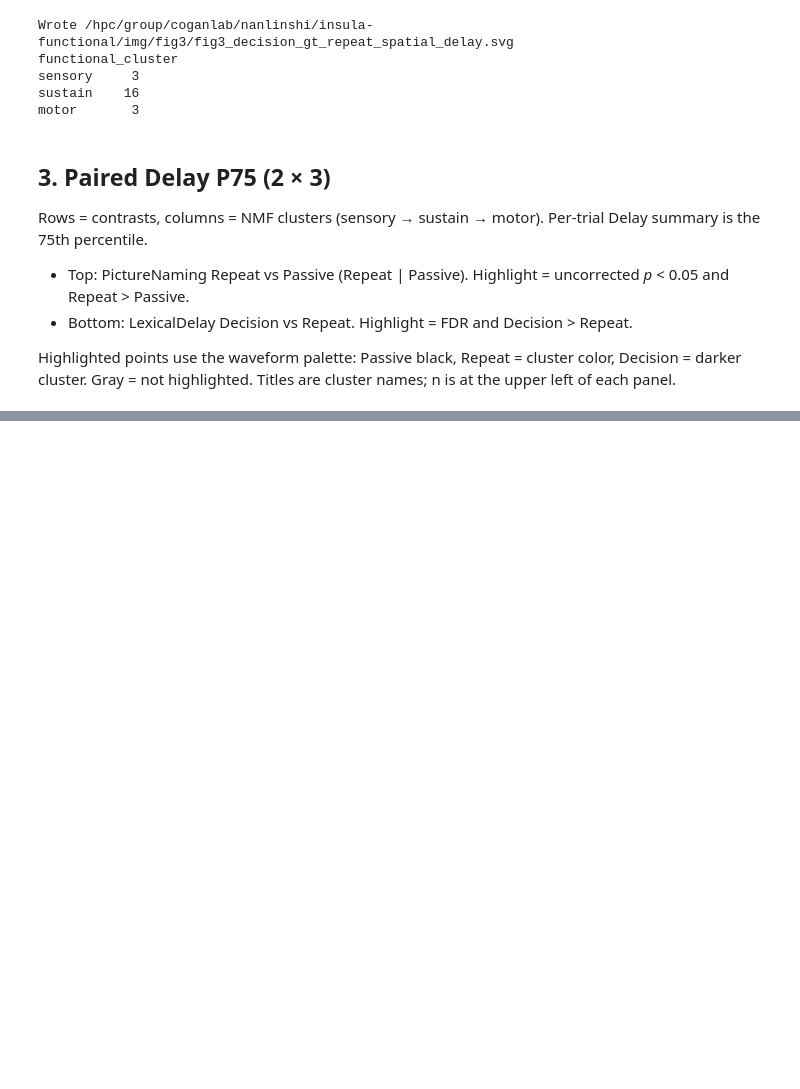
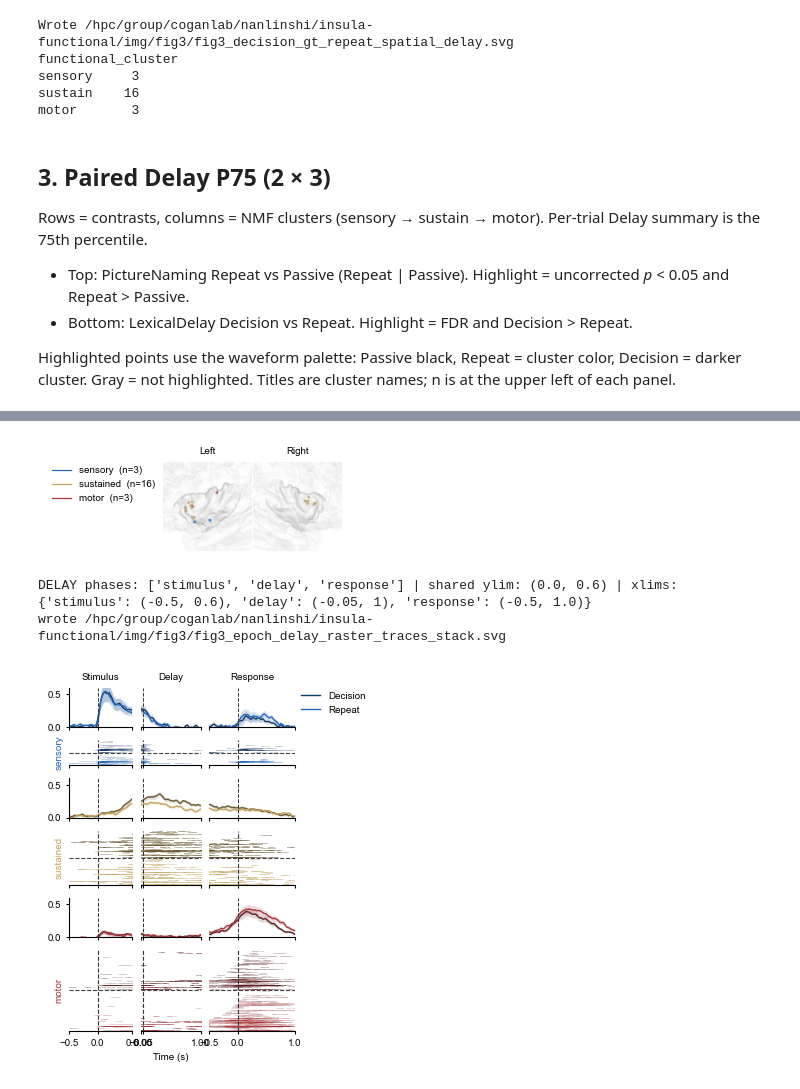
Before and after one commit to shinanlin/insula, a Jupyter notebook: vizpub/fig3.ipynb, the cells around one changed output, grey strips where cells are left out. Saved outputs shown, nothing was run; the diff lists cells and outputs as text; code cells hidden in the pictures; blank space fills up the shorter version.

```diff
--- a/vizpub/fig3.ipynb
+++ b/vizpub/fig3.ipynb
@@ -1780,0 +4050,71 @@ Wrote /hpc/group/coganlab/nanlinshi/insula-functional/img/fig3/fig3_paired_delay
+# %%
+rfig3_spec = rfig3_epoch_specs["delay"]
+rfig3_paths_delay = {
+    "spatial": rfig3_img_dir / "fig3_delay_decision_gt_repeat_spatial.svg",
+    "stack": rfig3_img_dir / "fig3_epoch_delay_raster_traces_stack.svg",
+}
+
+os.environ.setdefault("PYVISTA_OFF_SCREEN", "true")
+os.environ.setdefault("PYVISTA_USE_PANEL", "false")
+os.environ.setdefault("MNE_3D_BACKEND", "notebook")
+
+rfig3_fig_s, _ = rfig3_plot_contrast_spatial(
+    assignments,
+    task=rfig3_spec["task"],
+    phase=rfig3_spec["spatial_phase"],
+    contrast=rfig3_spec["spatial_contrast"],
+    direction=rfig3_spec["spatial_direction"],
+    out_path=rfig3_paths_delay["spatial"],
+)
+plt.show()
+
+# Phases actually present on the delay table, in canonical order.
+rfig3_delay_phases = [
+    p
+    for p in RFIG3_PHASE_ORDER
+    if p in set(rfig3_delay_df["phase"].astype(str))
+]
+# Per-phase xlim: primary delay phase from the spec; others from TRACE_XLIMS.
+rfig3_delay_xlim_by_phase = {}
+for _phase in rfig3_delay_phases:
+    if _phase == rfig3_spec["phase"]:
+        rfig3_delay_xlim_by_phase[_phase] = tuple(rfig3_spec["xlim"])
+    else:
+        rfig3_delay_xlim_by_phase[_phase] = tuple(TRACE_XLIMS[_phase])
+
+_ymax_floor = 0.4
+_ylim_by_cluster = rfig3_spec.get("ylim_by_cluster")
+if isinstance(_ylim_by_cluster, dict) and _ylim_by_cluster:
+    _ymax_floor = max(_ymax_floor, max(v[1] for v in _ylim_by_cluster.values()))
+elif rfig3_spec.get("ylim") is not None:
+    _ymax_floor = max(_ymax_floor, float(rfig3_spec["ylim"][1]))
+
+rfig3_delay_shared_ylim = rfig3_compute_shared_ylim(
+    rfig3_delay_df,
+    phases=rfig3_delay_phases,
+    compare_field=rfig3_spec["compare_field"],
+    levels=rfig3_spec["levels"],
+    xlim_by_phase=rfig3_delay_xlim_by_phase,
+    ymax_floor=_ymax_floor,
+)
+print(
+    "DELAY phases:",
+    rfig3_delay_phases,
+    "| shared ylim:",
+    rfig3_delay_shared_ylim,
+    "| xlims:",
+    rfig3_delay_xlim_by_phase,
+)
+
+rfig3_fig_rt, _ = rfig3_plot_epoch_raster_traces_stack_phases(
+    rfig3_delay_df,
+    phases=rfig3_delay_phases,
+    compare_field=rfig3_spec["compare_field"],
+    levels=rfig3_spec["levels"],
+    xlim_by_phase=rfig3_delay_xlim_by_phase,
+    ylim=rfig3_delay_shared_ylim,
+    colors=FUNCTION_COLORS,
+    out_path=rfig3_paths_delay["stack"],
+)
+plt.show()
+# %% [output]
@@ -1780,0 +4138,4 @@ Wrote /hpc/group/coganlab/nanlinshi/insula-functional/img/fig3/fig3_paired_delay
+[figure, added]
+DELAY phases: ['stimulus', 'delay', 'response'] | shared ylim: (0.0, 0.6) | xlims: {'stimulus': (-0.5, 0.6), 'delay': (-0.05, 1), 'response': (-0.5, 1.0)}
+wrote /hpc/group/coganlab/nanlinshi/insula-functional/img/fig3/fig3_epoch_delay_raster_traces_stack.svg
+[figure, added]
```
Also changed, not shown: parts of 31 cells of this notebook, 5 other files.
